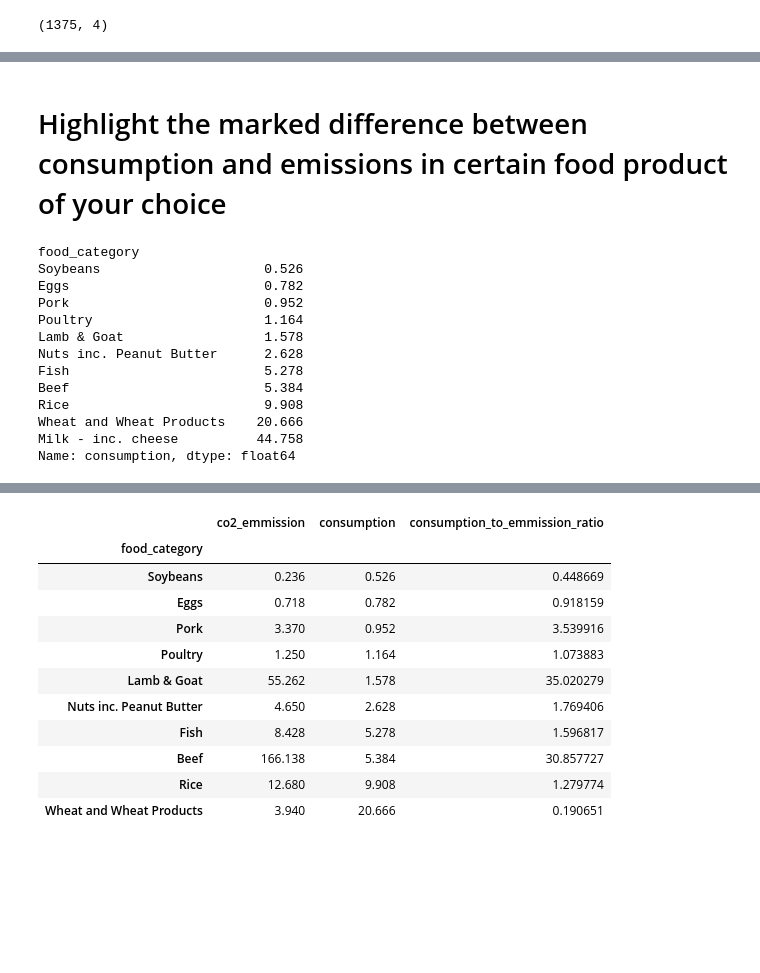
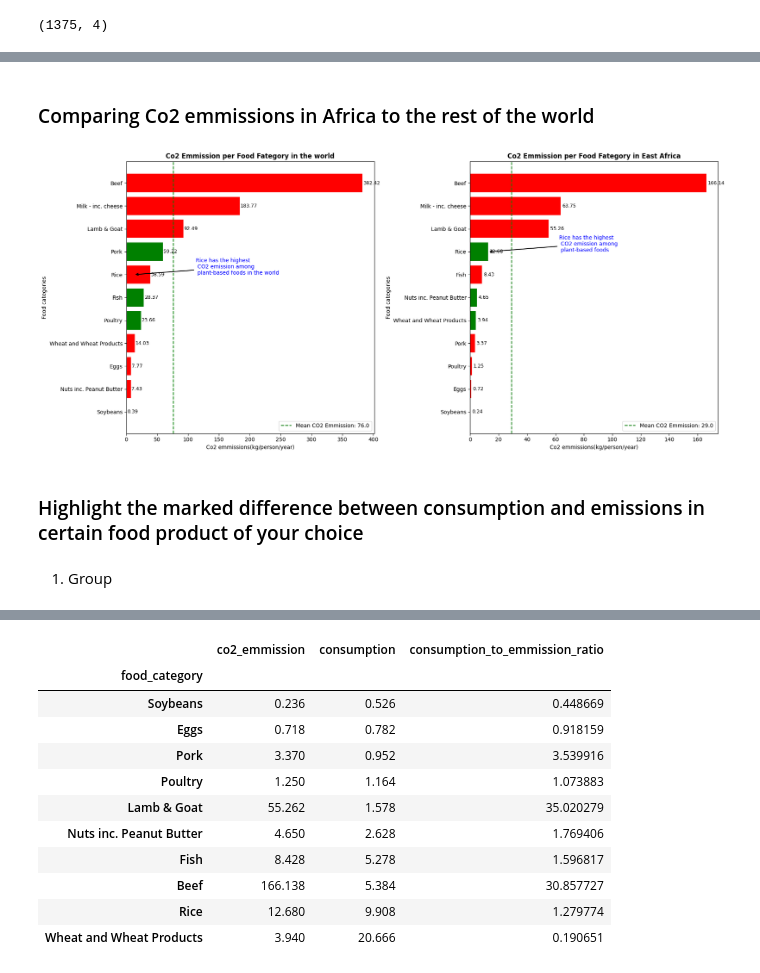
Before and after one commit to atlonglastkibet/PyData, a Jupyter notebook: Matplotlib/Food Data Footprint.ipynb, the cells around one changed output, grey strips where cells are left out. Drawn from its saved outputs; the diff is of its cells as text; code cells hidden in the pictures; blank space fills up the shorter version.

```diff
--- a/Matplotlib/Food Data Footprint.ipynb
+++ b/Matplotlib/Food Data Footprint.ipynb
@@ -154,20 +144,67 @@ plt.show()
+# %% [markdown]
+### Comparing Co2 emmissions in Africa to the rest of the world
+# %%
+# Creating a tuple for plant based and animal based food categories
+animal_based = {'Eggs', 'Poultry', 'Pork', 'Fish', 'Lamb & Goat', 'Milk - inc. cheese', 'Beef'}
+plant_based = {'Soybeans', 'Wheat and Wheat Products', 'Rice'}
+
+# Assigning colors for the animal and food based food categories
+colors = ['red' if category in animal_based else 'green' for category in east_africa_co2_emmission_per_person.index]
+
+# plotting co2 emmission in east africa
+fig, ax = plt.subplots(1, 2, figsize=(18, 8))
+ea_bar = ax[1].barh(east_africa_co2_emmission_per_person.index, east_africa_co2_emmission_per_person, color=colors)
+world_bar = ax[0].barh(world_co2_emmission_per_person.index, world_co2_emmission_per_person, color=colors)
+
+for bar in ea_bar:
+    width = bar.get_width()  # Get the value of the bar (Consumption)
+    ax[1].text(width + 1, bar.get_y() + bar.get_height() / 2, f'{width:.2f}', va='center', ha='left', fontsize=9, color='black')
+
+for bar in world_bar:
+    width = bar.get_width()  # Get the value of the bar (CO₂ Emission)
+    ax[0].text(width + 1, bar.get_y() + bar.get_height() / 2, f'{width:.2f}', va='center', ha='left', fontsize=9, color='black')
+
+# Add a verticle line to show the mean
+ax[0].axvline(x=np.mean(world_co2_emmission_per_person), color='g', linestyle='--', label=f'Mean CO2 Emmission: {np.mean(world_co2_emmission_per_person).round()}')
+ax[1].axvline(x=np.mean(east_africa_co2_emmission_per_person), color='g', linestyle='--', label=f'Mean CO2 Emmission: {np.mean(east_africa_co2_emmission_per_person).round()}')
+
+# Set title and x and y labels
+# Set title and x and y labels
+ax[0].set_title('Co2 Emmission per Food Fategory in the world', weight = 'bold' )
+ax[0].set_ylabel('Food categories')
+ax[0].set_xlabel('Co2 emmissions(kg/person/year)')
+ax[1].set_title('Co2 Emmission per Food Fategory in East Africa', weight = 'bold' )
+ax[1].set_ylabel('Food categories')
+ax[1].set_xlabel('Co2 emmissions(kg/person/year)')
+
+# Add anotaion to show that 'Rice' category has the highest co2 emmission among plant based category
+rice_category = "Rice"
+rice_value = east_africa_co2_emmission_per_person[rice_category]
+ax[0].annotate(
+    'Rice has the highest\n CO2 emission among \n plant-based foods in the world',
+    xy=(rice_value, rice_category),  # Pointing to the rice bar
+    xytext=(rice_value + 100, rice_category),  # Adjust text position
+    arrowprops=dict(arrowstyle="->", color="black", lw=1.5),
+    fontsize=10, color='blue', fontweight='regular'
+)
+ax[1].annotate(
+    'Rice has the highest\n CO2 emission among \n plant-based foods',
+    xy=(rice_value, rice_category),  # Pointing to the rice bar
+    xytext=(rice_value + 50, rice_category),  # Adjust text position
+    arrowprops=dict(arrowstyle="->", color="black", lw=1.5),
+    fontsize=10, color='blue', fontweight='regular'
+)
+ax[0].legend()
+ax[1].legend()
+# Show plot
+plt.tight_layout()
+plt.show()
+# %% [output]
+[figure, added]
 # %% [markdown]
-# Highlight the marked difference between consumption and emissions in certain food product of your choice
+### Highlight the marked difference between consumption and emissions in certain food product of your choice
+# %% [markdown]
+1. Group
 # %%
 # I group food category by consumption in the east africa df
 east_africa_consumption_per_person = east_africa_df.groupby('food_category')['consumption'].mean().sort_values(ascending=True)
-east_africa_consumption_per_person
-# %% [output]
-food_category
-Soybeans                     0.526
-Eggs                         0.782
-Pork                         0.952
-Poultry                      1.164
-Lamb & Goat                  1.578
-Nuts inc. Peanut Butter      2.628
-Fish                         5.278
-Beef                         5.384
-Rice                         9.908
-Wheat and Wheat Products    20.666
-Milk - inc. cheese          44.758
-Name: consumption, dtype: float64
```
Also changed, not shown: parts of 18 cells of this notebook.
